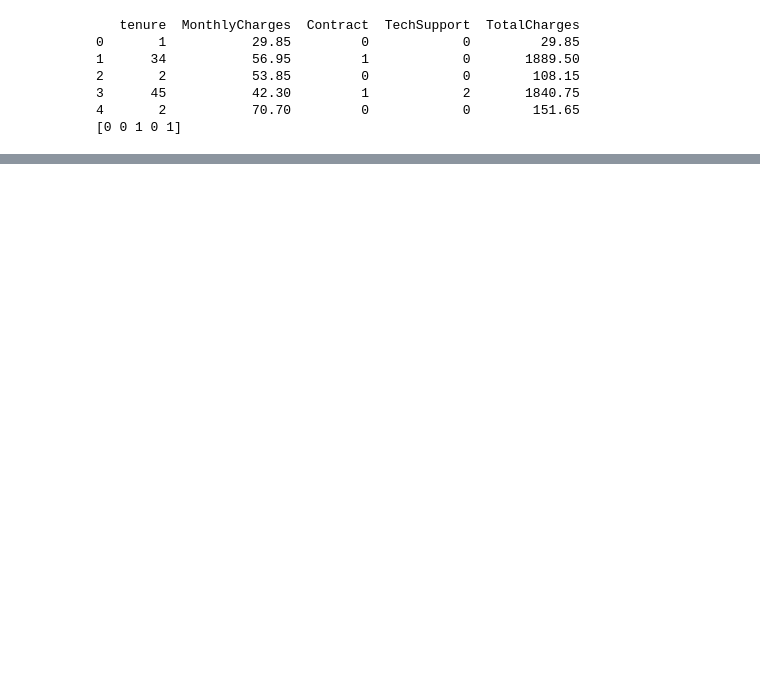
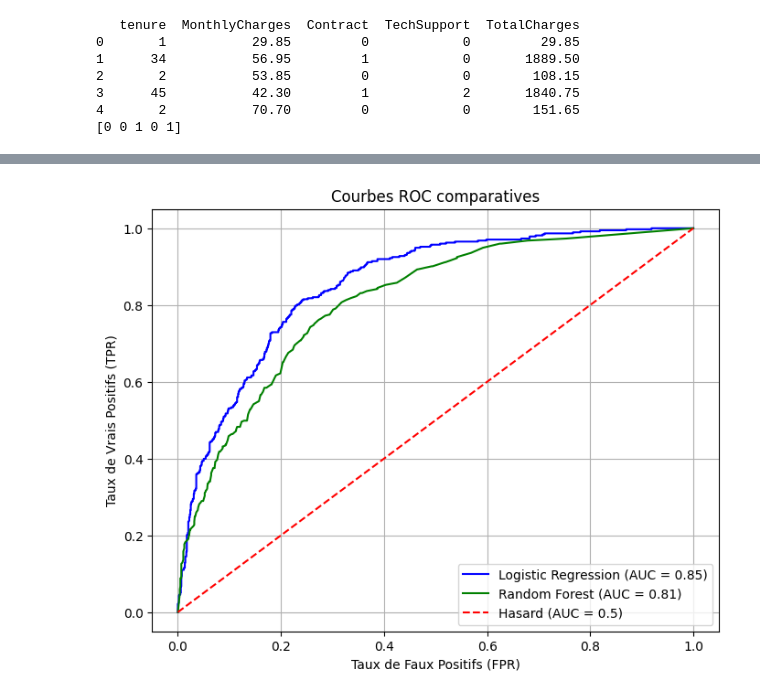
Before and after one commit to manalfarouq/Pr-diction-du-Churn-Client-d-sabonnement-, a Jupyter notebook: notebooks/notebook.ipynb, the cells around one changed output, grey strips where cells are left out. Saved outputs shown, nothing was run; the diff lists cells and outputs as text; code cells hidden in the pictures; blank space fills up the shorter version.

```diff
--- a/notebooks/notebook.ipynb
+++ b/notebooks/notebook.ipynb
@@ -211,0 +253,5 @@ Random Forest Metrics:
+# %%
+# Visualisation ROC
+plot_roc(models, X_test, y_test)
+# %% [output]
+[figure, added]
```
Also changed, not shown: parts of 4 cells of this notebook, 2 other files.
